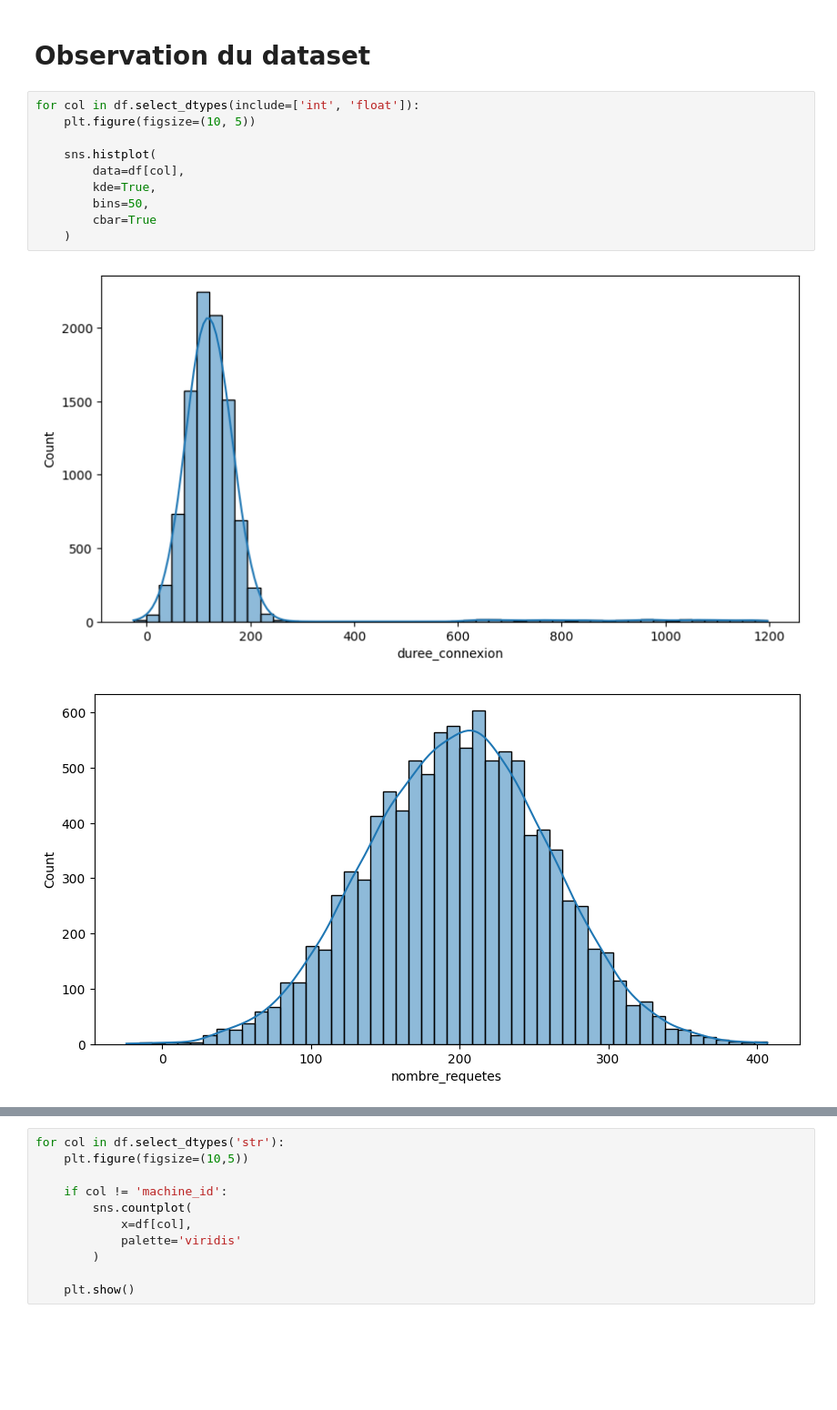
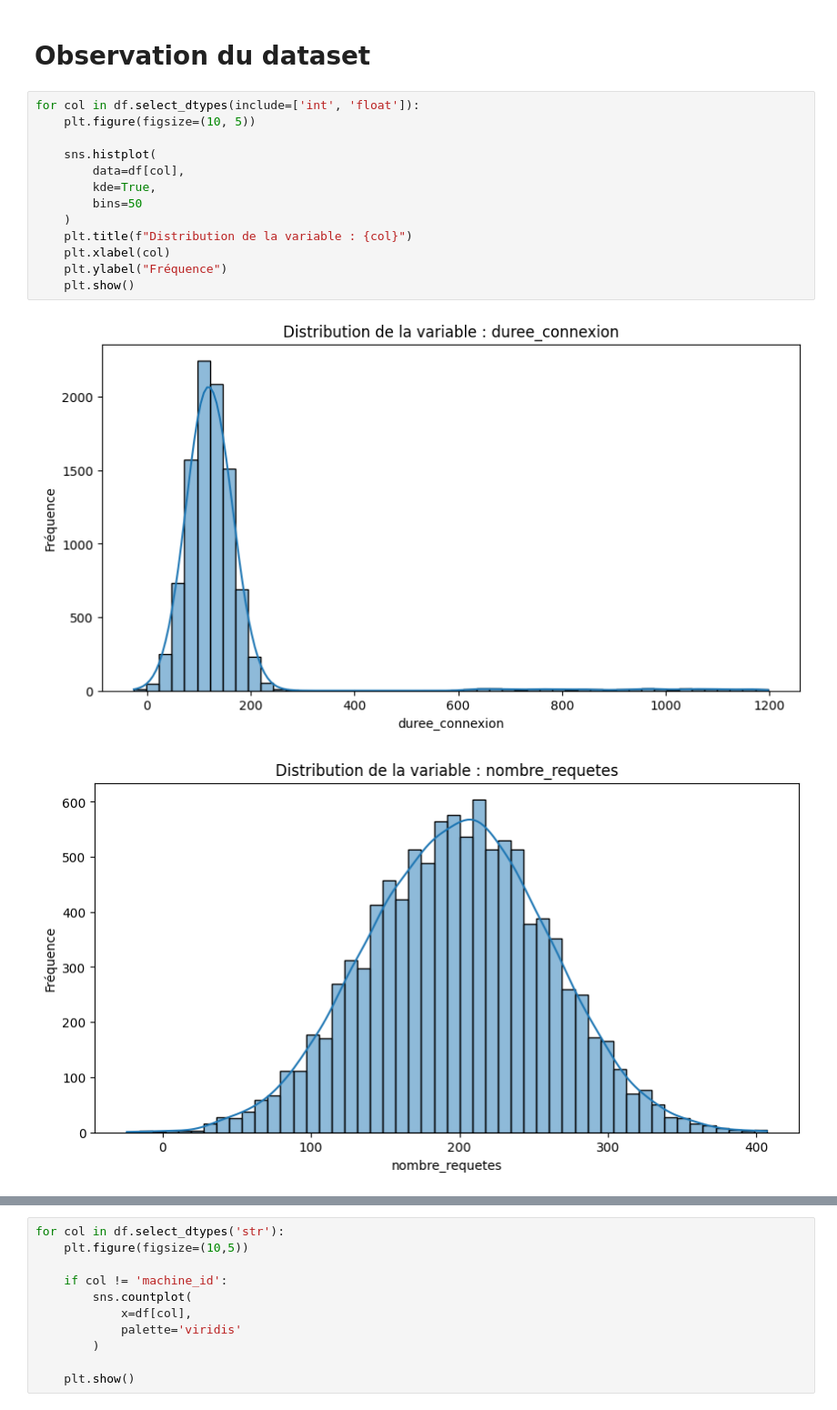
Before and after one commit to Drak-01/traitenement-data-set-network, a Jupyter notebook: TP1/script.ipynb, the cells around one changed output, grey strips where cells are left out. Shown at 91% size. Drawn from its saved outputs; the diff is of its cells as text; blank space fills up the shorter version.

```diff
--- a/TP1/script.ipynb
+++ b/TP1/script.ipynb
@@ -66,13 +100,16 @@ df.describe()
 # %%
 for col in df.select_dtypes(include=['int', 'float']):
     plt.figure(figsize=(10, 5))
 
     sns.histplot(
         data=df[col],
         kde=True,
-        bins=50,
-        cbar=True
+        bins=50
     )
+    plt.title(f"Distribution de la variable : {col}")
+    plt.xlabel(col)
+    plt.ylabel("Fréquence")
+    plt.show()
 # %% [output]
-[figure, old version]
+[figure, new version]
-[figure, old version]
+[figure, new version]
```
Also changed, not shown: parts of 35 cells of this notebook, 2 other files.
